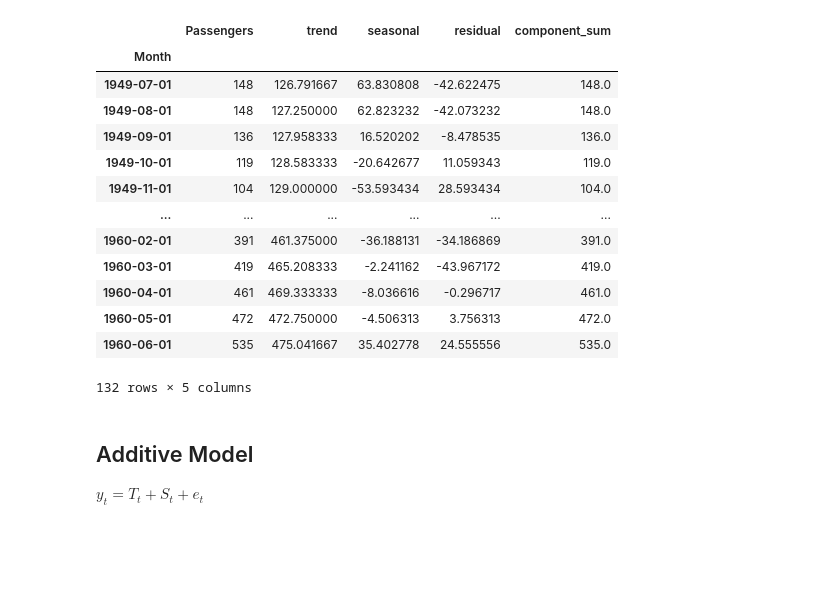
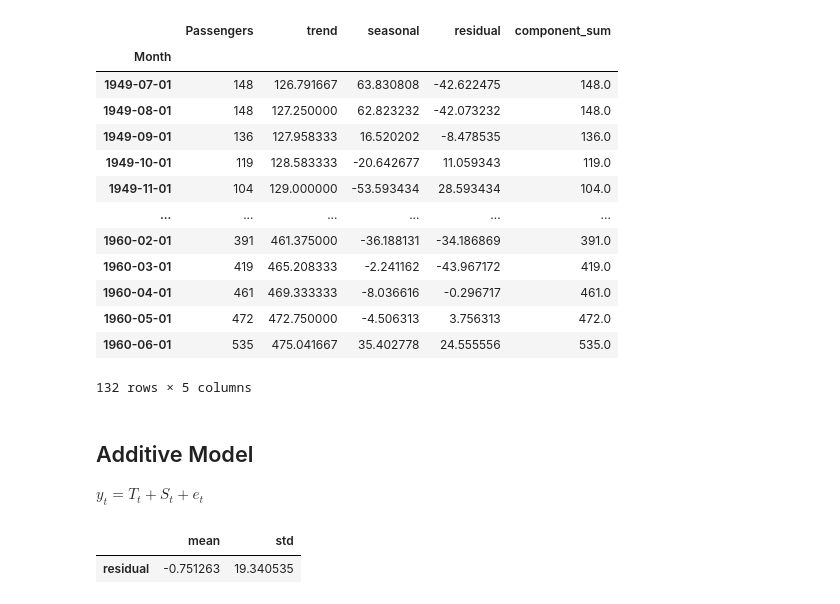
Before and after one commit to randreove/TS, a Jupyter notebook: notebooks/20_Components/2_Additive/A.ipynb, the cells around one changed output. Saved outputs shown, nothing was run; the diff lists cells and outputs as text; code cells hidden in the pictures; blank space fills up the shorter version.

```diff
--- a/notebooks/20_Components/2_Additive/A.ipynb
+++ b/notebooks/20_Components/2_Additive/A.ipynb
@@ -138,3 +138,8 @@ px.area(df_component, x=df_component.index, y=['trend','seasonal','residual'], w
 dff = dff.melt(ignore_index=False)
 # %%
 px.area(dff, x=dff.index, y=['value'], facet_col='variable', width=800, height=400)
+# %%
+df_component[['residual']].describe().T[['mean', 'std']]
+# %% [output]
+|  | mean | std |
+| residual | -0.751263 | 19.340535 |
```
Also changed, not shown: 7 other files.
